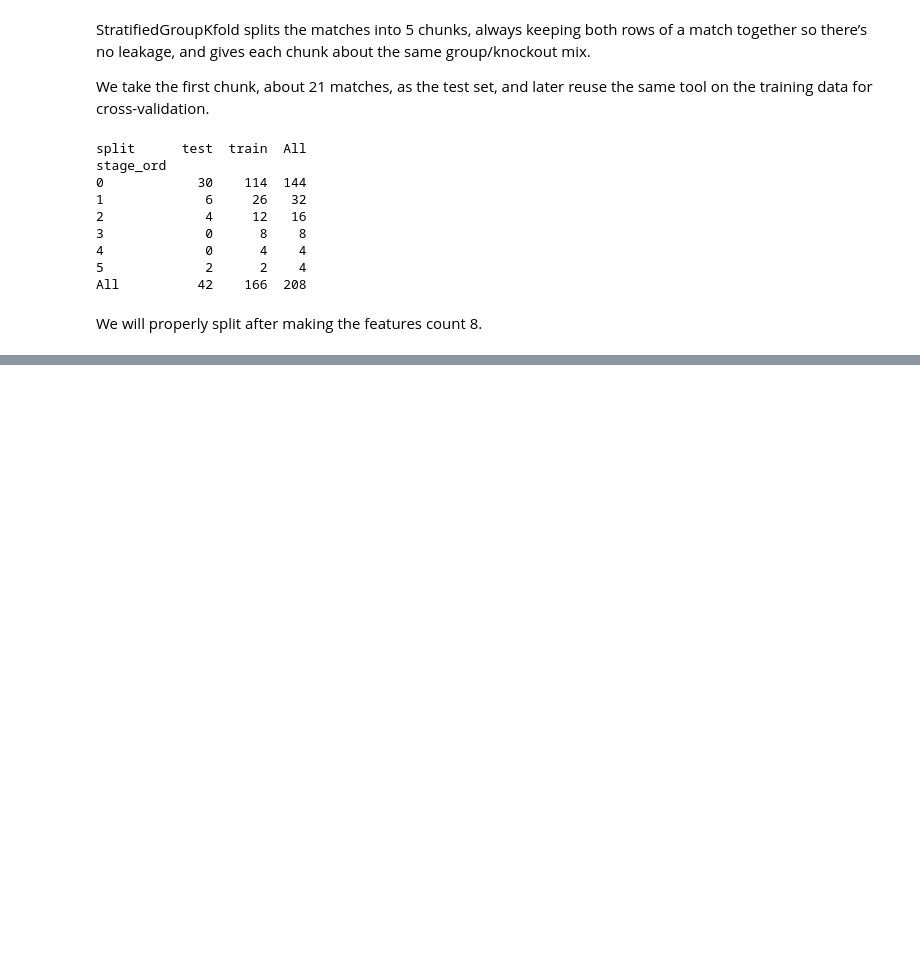
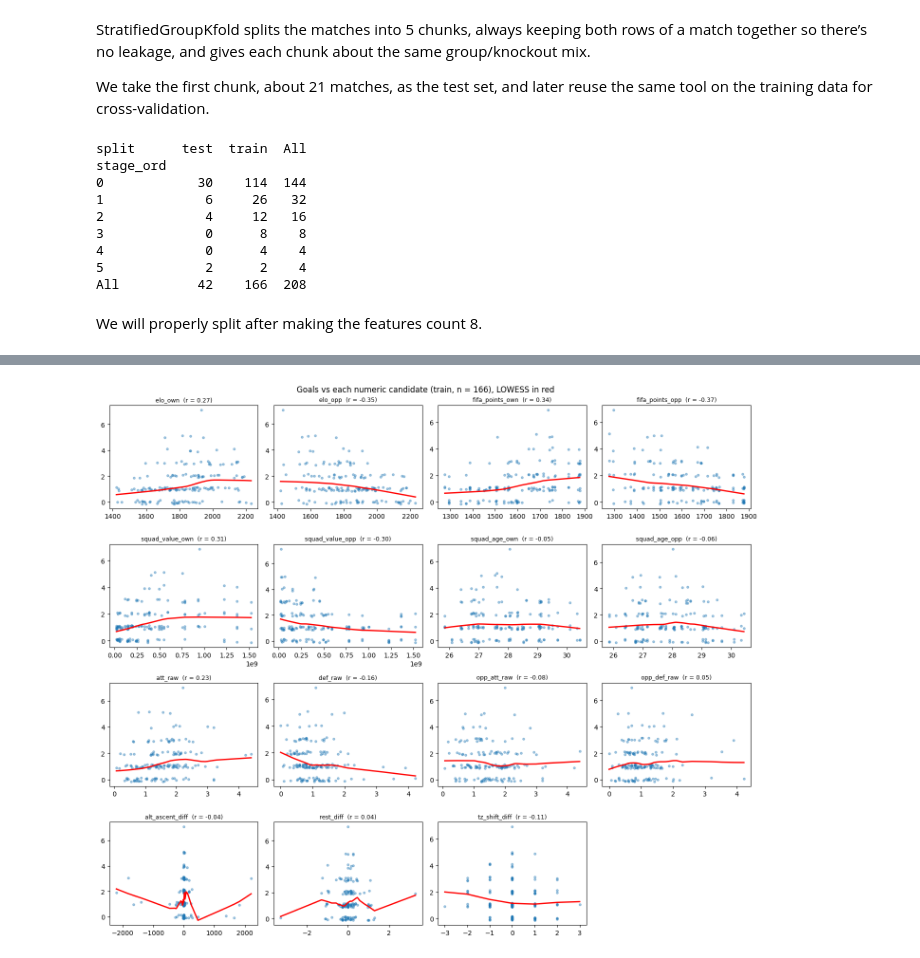
Before and after one commit to birat-timsina/HIT140_Group81, a Jupyter notebook: Assignment-3/Obj2.2/Obj2.2_model.ipynb, the cells around one changed output, grey strips where cells are left out. Drawn from its saved outputs; the diff is of its cells as text; code cells hidden in the pictures; blank space fills up the shorter version.

```diff
--- a/Assignment-3/Obj2.2/Obj2.2_model.ipynb
+++ b/Assignment-3/Obj2.2/Obj2.2_model.ipynb
@@ -65,0 +199,22 @@ We will properly split after making the features count 8.
+# %%
+from statsmodels.nonparametric.smoothers_lowess import lowess
+
+# Only continous features, features like home venue or knockout has 0 and 1
+NUM = ["elo_own", "elo_opp", "fifa_points_own", "fifa_points_opp",
+       "squad_value_own", "squad_value_opp", "squad_age_own", "squad_age_opp",
+       "att_raw", "def_raw", "opp_att_raw", "opp_def_raw",
+       "alt_ascent_diff", "rest_diff", "tz_shift_diff"]
+
+rng_j = np.random.default_rng(SEED)
+fig, axes = plt.subplots(4, 4, figsize=(14, 12))
+for ax, col in zip(axes.flat, NUM):
+    x, y = train[col], train["goals_90"]
+    ax.scatter(x, y + rng_j.uniform(-0.15, 0.15, len(y)), s=10, alpha=0.4)
+    sm = lowess(y, x, frac=0.6)               # smooth curve; frac = share of points used for each local fit
+    ax.plot(sm[:, 0], sm[:, 1], color="red", lw=2)
+    ax.set_title(f"{col}  (r = {x.corr(y):.2f})", fontsize=9)
+axes.flat[-1].axis("off")                     # 16th panel unused
+fig.suptitle("Goals vs each numeric candidate, LOWESS in red")
+plt.tight_layout(); plt.show()
+# %% [output]
+[figure, added]
```
Also changed, not shown: parts of 39 cells of this notebook.
